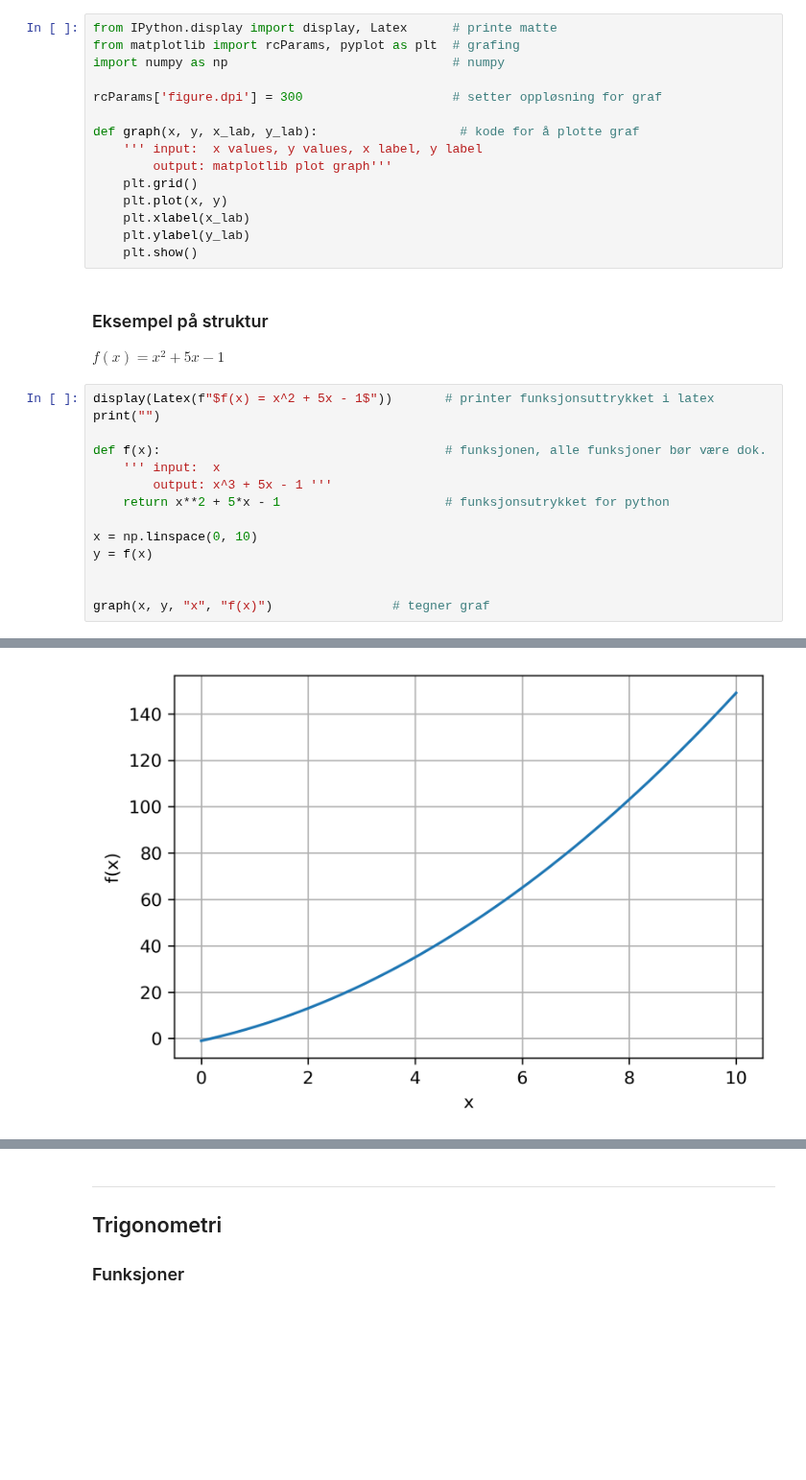
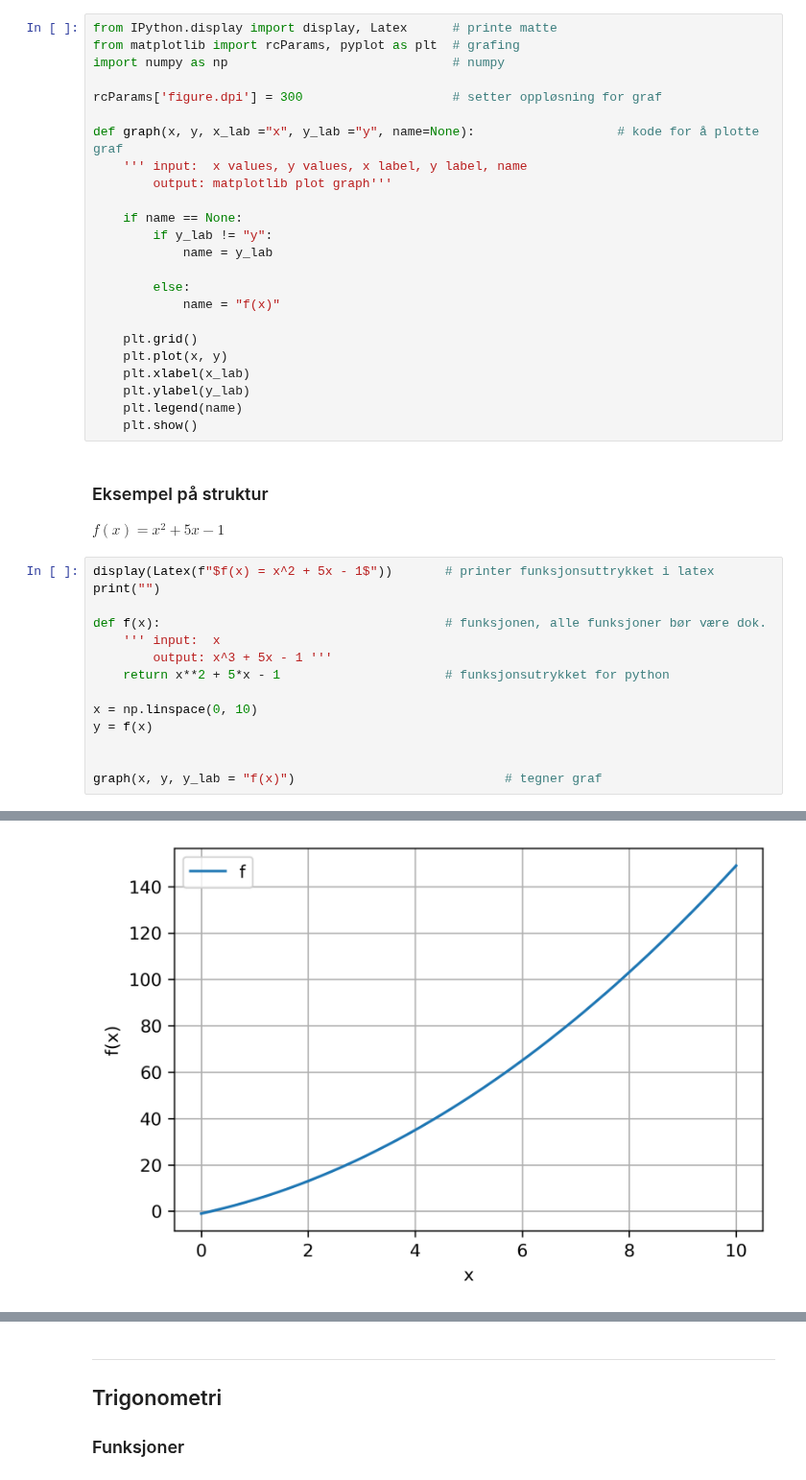
Before and after one commit to christoffer-s/notebooks, a Jupyter notebook: R2.ipynb, the cells around one changed output, grey strips where cells are left out. Shown at 96% size. Saved outputs shown, nothing was run; the diff lists cells and outputs as text; blank space fills up the shorter version.

```diff
--- a/R2.ipynb
+++ b/R2.ipynb
@@ -41,13 +41,22 @@ import numpy as np                              # numpy
 
 rcParams['figure.dpi'] = 300                    # setter oppløsning for graf
 
-def graph(x, y, x_lab, y_lab):                   # kode for å plotte graf
-    ''' input:  x values, y values, x label, y label
+def graph(x, y, x_lab ="x", y_lab ="y", name=None):                   # kode for å plotte graf
+    ''' input:  x values, y values, x label, y label, name
         output: matplotlib plot graph'''
+
+    if name == None:
+        if y_lab != "y":
+            name = y_lab
+
+        else:
+            name = "f(x)"
+
     plt.grid()
     plt.plot(x, y)
     plt.xlabel(x_lab)
     plt.ylabel(y_lab)
+    plt.legend(name)
     plt.show()
 # %% [markdown]
 ### Eksempel på struktur
@@ -56,20 +65,20 @@ $f(x) = x^2 + 5x - 1  $
 # %%
 display(Latex(f"$f(x) = x^2 + 5x - 1$"))       # printer funksjonsuttrykket i latex
 print("")
 
 def f(x):                                      # funksjonen, alle funksjoner bør være dok.
     ''' input:  x
         output: x^3 + 5x - 1 '''
     return x**2 + 5*x - 1                      # funksjonsutrykket for python
 
 x = np.linspace(0, 10)
 y = f(x)
 
 
-graph(x, y, "x", "f(x)")                # tegner graf
+graph(x, y, y_lab = "f(x)")                            # tegner graf
 # %% [output]
 $f(x) = x^2 + 5x - 1$
-[figure, old version]
+[figure, new version]
 # %%
 def f(x):
     return -x**2 + 5*x - 5
```
Also changed, not shown: parts of 2 cells of this notebook.
